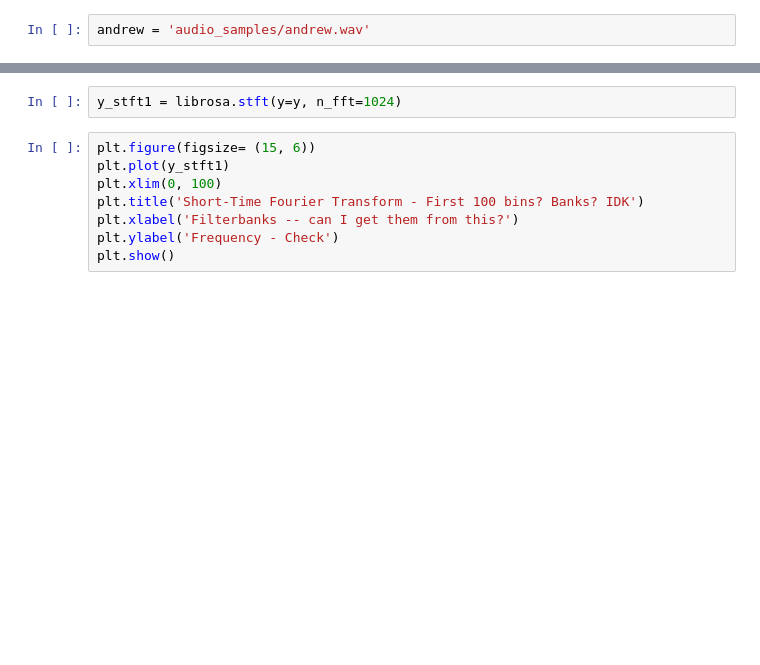
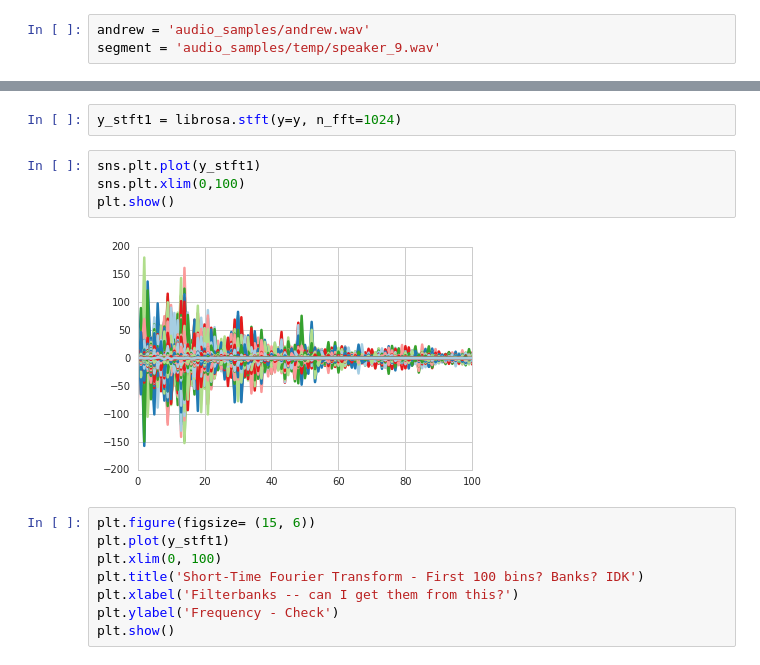
Before and after one commit to AKBoles/Voice-Identification, a Jupyter notebook: MFCC Step By Step.ipynb, the cells around one changed output, grey strips where cells are left out. Cells and saved outputs as stored; diff of their text form; blank space fills up the shorter version.

```diff
--- a/MFCC Step By Step.ipynb
+++ b/MFCC Step By Step.ipynb
@@ -20,2 +19,3 @@ hdf5 not supported (please install/reinstall h5py)
 # %%
 andrew = 'audio_samples/andrew.wav'
+segment = 'audio_samples/temp/speaker_9.wav'
@@ -32,5 +43,11 @@ plt.show()
 # %%
 y_stft1 = librosa.stft(y=y, n_fft=1024)
+# %%
+sns.plt.plot(y_stft1)
+sns.plt.xlim(0,100)
+plt.show()
+# %% [output]
+[figure, added]
 # %%
 plt.figure(figsize= (15, 6))
 plt.plot(y_stft1)
```
Also changed, not shown: parts of 5 cells of this notebook, 9 other files.
